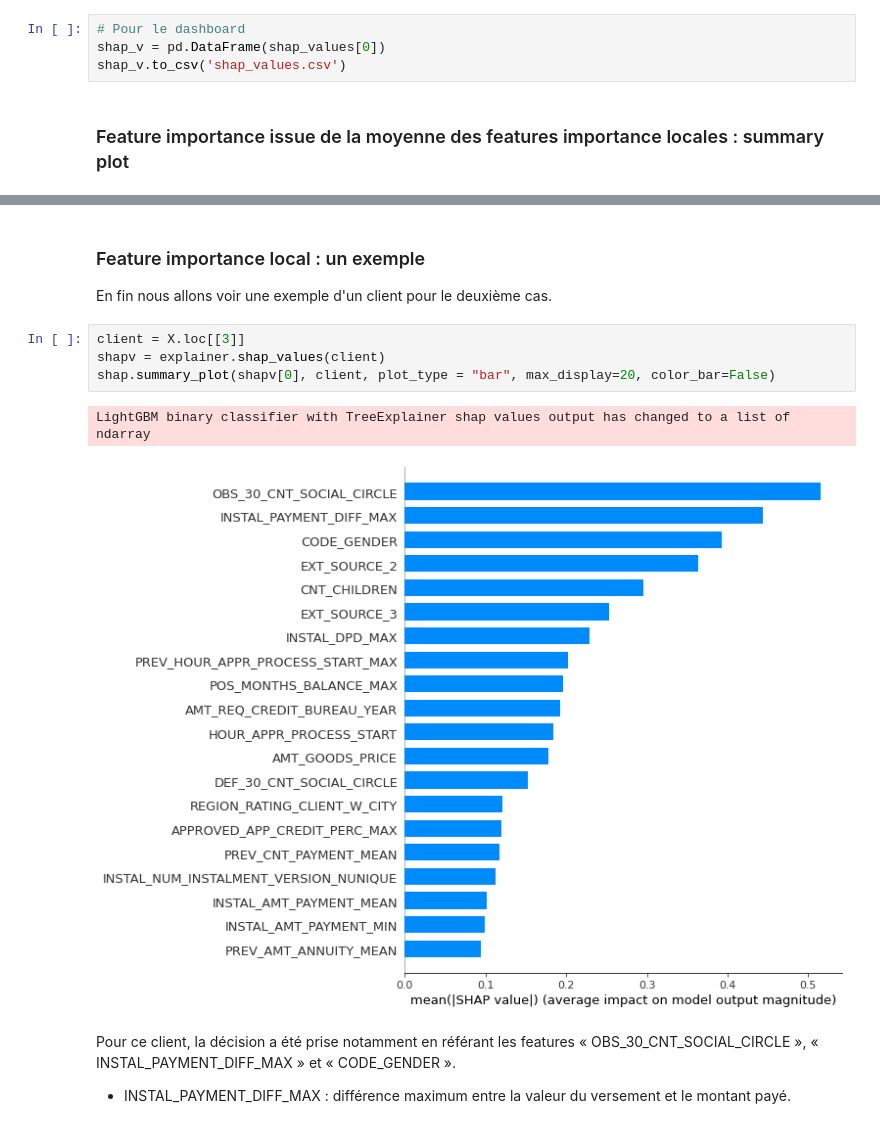
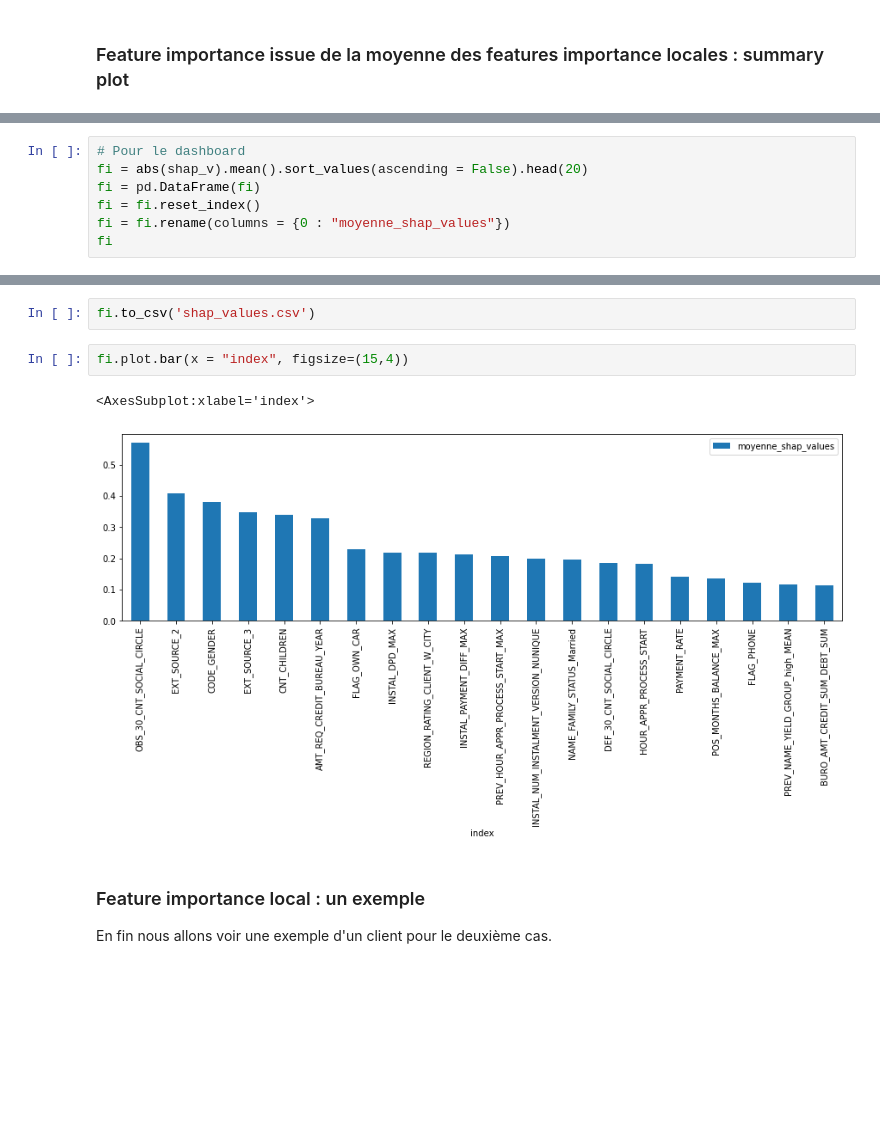
Before and after one commit to TomomiYosh/P7, a Jupyter notebook: notebook_modélisation.ipynb, the cells around one changed output, grey strips where cells are left out. Cells and saved outputs as stored; diff of their text form; blank space fills up the shorter version.

```diff
--- a/notebook_modélisation.ipynb
+++ b/notebook_modélisation.ipynb
@@ -915,9 +899,5 @@ shap_values = explainer.shap_values(X_train_res)
 # https://shap.readthedocs.io/en/latest/example_notebooks/tabular_examples/tree_based_models/Census%20income%20classification%20with%20LightGBM.html
 # %% [output]
 LightGBM binary classifier with TreeExplainer shap values output has changed to a list of ndarray
-# %%
-# Pour le dashboard
-shap_v = pd.DataFrame(shap_values[0])
-shap_v.to_csv('shap_values.csv')
 # %% [markdown]
 ### Feature importance issue de la moyenne des features importance locales : summary plot
@@ -929,0 +910,7 @@ Ce graphique dit qu'en moyenne de tous les clients, « OBS_30_CNT_SOCIAL_CIRCLE
+# %%
+# Pour le dashboard
+fi = abs(shap_v).mean().sort_values(ascending = False).head(20)
+fi = pd.DataFrame(fi)
+fi = fi.reset_index()
+fi = fi.rename(columns = {0 : "moyenne_shap_values"})
+fi
@@ -930,14 +935,10 @@ Ce graphique dit qu'en moyenne de tous les clients, « OBS_30_CNT_SOCIAL_CIRCLE
+# %%
+fi.to_csv('shap_values.csv')
+# %%
+fi.plot.bar(x = "index", figsize=(15,4))
+# %% [output]
+<AxesSubplot:xlabel='index'>
+[figure, added]
 # %% [markdown]
 ### Feature importance local : un exemple
 En fin nous allons voir une exemple d'un client pour le deuxième cas.
-# %%
-client = X.loc[[3]]
-shapv = explainer.shap_values(client)
-shap.summary_plot(shapv[0], client, plot_type = "bar", max_display=20, color_bar=False)
-# %% [output]
-LightGBM binary classifier with TreeExplainer shap values output has changed to a list of ndarray
-[figure, removed]
-# %% [markdown]
-Pour ce client, la décision a été prise notamment en référant les features « OBS_30_CNT_SOCIAL_CIRCLE », « INSTAL_PAYMENT_DIFF_MAX » et « CODE_GENDER ».
-
-* INSTAL_PAYMENT_DIFF_MAX : différence maximum entre la valeur du versement et le montant payé.
```
Also changed, not shown: parts of 54 cells of this notebook, 1 other file.
